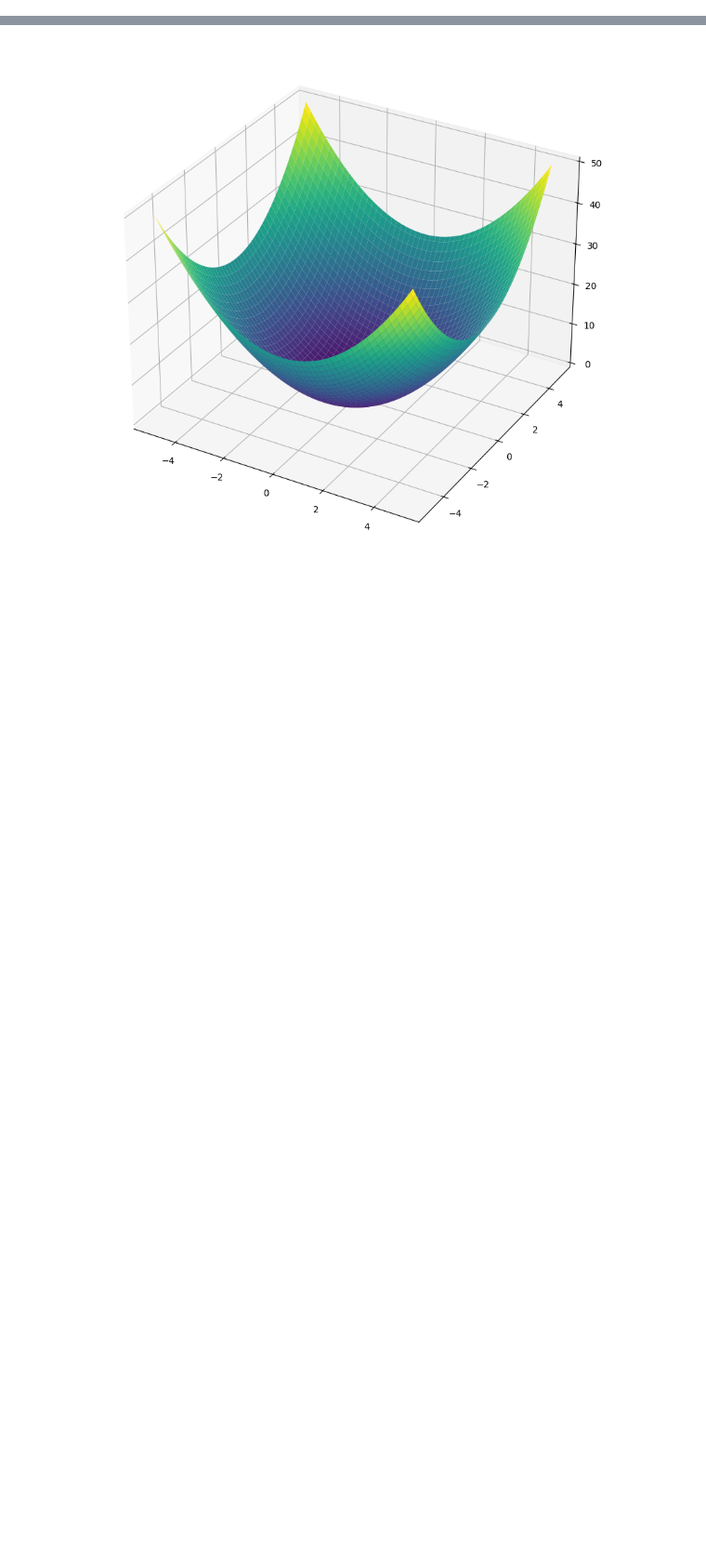
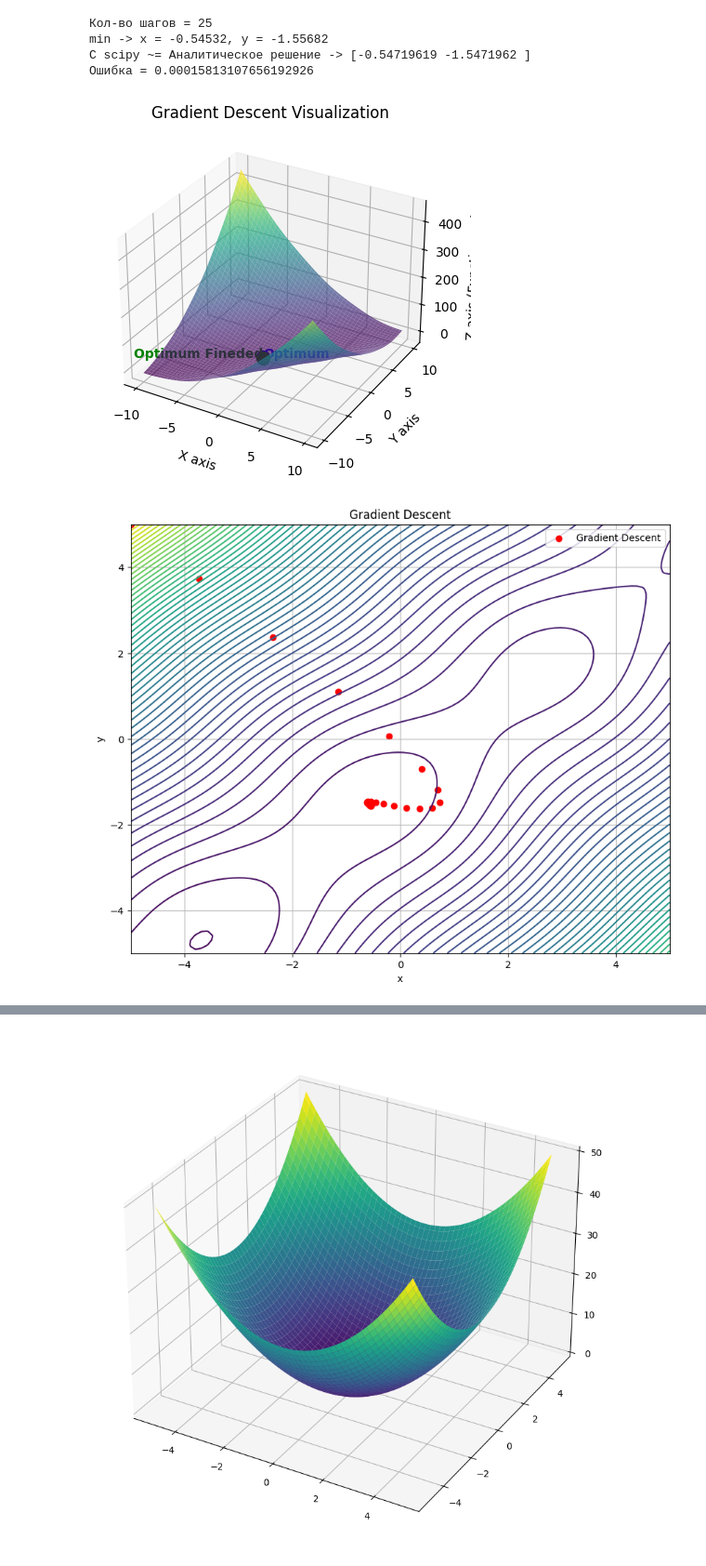
Before and after one commit to sashabobr007/ML_labs, a Jupyter notebook: 1.ipynb, the cells around one changed output, grey strips where cells are left out. Shown at 93% size. Drawn from its saved outputs; the diff is of its cells as text; code cells hidden in the pictures; blank space fills up the shorter version.

```diff
--- a/1.ipynb
+++ b/1.ipynb
@@ -2,0 +197,14 @@
+# %%
+ex = GradientFind(f='sin(x + y) + (x-y)**2 -1.5*x + 2.5*y + 1', initial_params=np.array([-5,5]),
+                  treshold=0.001, learning_rate = 0.1, animation_interval_ms=10, grad_approximetely=False,
+                  metod='adaptive', lr_dynamic=True)
+ex.find()
+ex.plot_animation()
+ex.plot_simple()
+# %% [output]
+Кол-во шагов = 25
+min -> x = -0.54532, y = -1.55682
+C scipy ~= Аналитическое решение -> [-0.54719619 -1.5471962 ]
+Ошибка = 0.00015813107656192926
+[figure, added]
+[figure, added]
```
Also changed, not shown: parts of 10 cells of this notebook, 2 other files.
